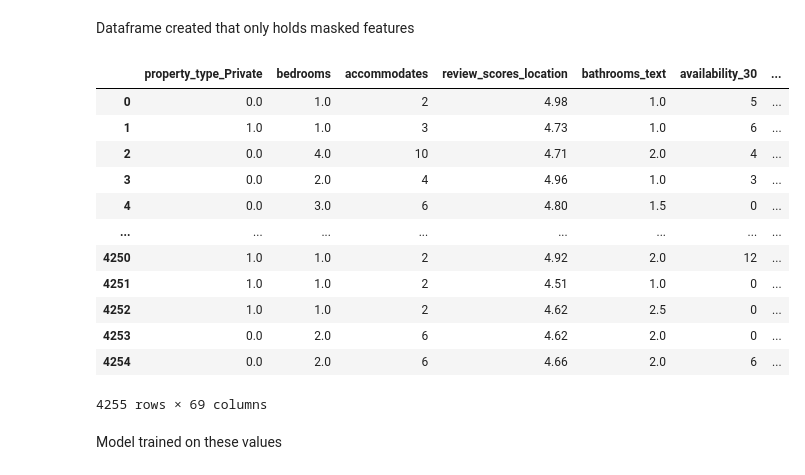
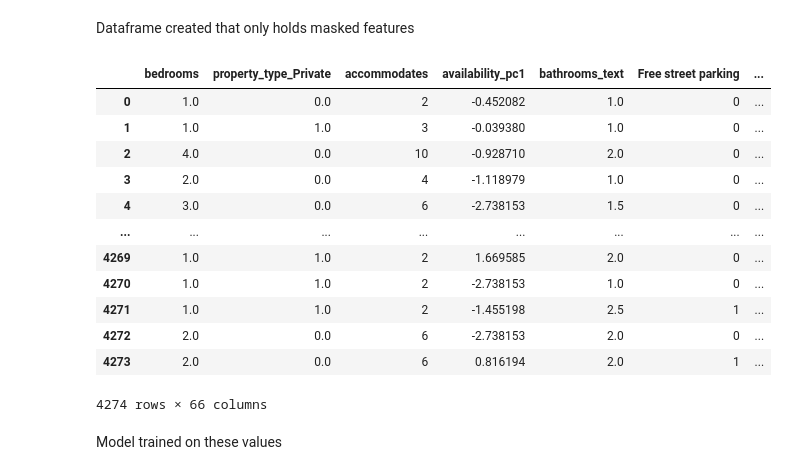
Before and after one commit to DugaldMacintyre/Airbnb-Prices-in-Edinburgh, a Jupyter notebook: models.ipynb, the cells around one changed output. Drawn from its saved outputs; the diff is of its cells as text; code cells hidden in the pictures.

```diff
--- a/models.ipynb
+++ b/models.ipynb
@@ -303,27 +416,0 @@ plt.show()
-# %%
-def data_compression(df, name, start, finish):
-    columns_between = df.loc[:, start:finish]
-
-    # Standardize the data
-    scaler = StandardScaler()
-    scaled_data = scaler.fit_transform(columns_between)
-
-    # Perform PCA
-    pca = PCA(n_components=1)  # Set n_components to 1 for PC1
-    compressed_data = pca.fit_transform(scaled_data)
-
-    compressed_df = pd.DataFrame(data=compressed_data, columns=[name])
-
-    # Replace columns with PC1
-    # Drop the original columns for PCA from the DataFrame
-    df.drop(columns=list(columns_between.columns), inplace=True)
-
-    # Concatenate the compressed data with the rest of the DataFrame
-    df = pd.concat([df, compressed_df], axis=1)
-
-    return df
-
-data = data_compression(data, 'Reviews PC1', 'review_scores_rating', 'review_scores_value')
-data = data_compression(data, 'Availability PC1', 'availability_30', 'availability_365')
-data = data_compression(data, 'Nights PC1', 'minimum_nights', 'maximum_nights_avg_ntm')
-data
@@ -413,0 +452,4 @@ R-squared score (accuracy): 0.6541936756995119
+# %%
+# Target variable and features
+X = data.drop(['price'], axis=1)
+y = data['price']
@@ -540,0 +531,3 @@ R-squared score (accuracy): 0.6835389863609255
+# %%
+gbr = GradientBoostingRegressor(n_estimators=100, random_state=42)
+gradient_boosting_regressor, gbr_coef = model_test(gbr, X, y)
@@ -643,8 +593,7 @@ display (importancesgbr)
 # %% [markdown]
 <p>Filtered based to be positive non-zero values</p>
 # %%
-importancesgbr = importancesgbr[importancesgbr.Importance > 0]
-
-display (importancesgbr)
+gbr_coef = gbr_coef[gbr_coef.Importance > 0]
+display (gbr_coef)
 # %% [output]
 |  | Feature | Importance |
@@ -663,23 +612,23 @@ display (importancesgbr)
 # %% [markdown]
 <p>Dataframe created that only holds masked features</p>
 # %%
-mask = importancesgbr['Feature'].to_list()
-dfSelected = X3[mask]
+mask = gbr_coef['Feature'].to_list()
+gbr_X = data[mask]
 
-display(dfSelected)
+display(gbr_X)
 # %% [output]
-|  | property_type_Private | bedrooms | accommodates | review_scores_location | bathrooms_text | availability_30 | ... |
-| 0 | 0.0 | 1.0 | 2 | 4.98 | 1.0 | 5 | ... |
-| 1 | 1.0 | 1.0 | 3 | 4.73 | 1.0 | 6 | ... |
-| 2 | 0.0 | 4.0 | 10 | 4.71 | 2.0 | 4 | ... |
-| 3 | 0.0 | 2.0 | 4 | 4.96 | 1.0 | 3 | ... |
-| 4 | 0.0 | 3.0 | 6 | 4.80 | 1.5 | 0 | ... |
+|  | bedrooms | property_type_Private | accommodates | availability_pc1 | bathrooms_text | Free street parking | ... |
+| 0 | 1.0 | 0.0 | 2 | -0.452082 | 1.0 | 0 | ... |
+| 1 | 1.0 | 1.0 | 3 | -0.039380 | 1.0 | 0 | ... |
+| 2 | 4.0 | 0.0 | 10 | -0.928710 | 2.0 | 0 | ... |
+| 3 | 2.0 | 0.0 | 4 | -1.118979 | 1.0 | 0 | ... |
+| 4 | 3.0 | 0.0 | 6 | -2.738153 | 1.5 | 0 | ... |
 | ... | ... | ... | ... | ... | ... | ... | ... |
-| 4250 | 1.0 | 1.0 | 2 | 4.92 | 2.0 | 12 | ... |
-| 4251 | 1.0 | 1.0 | 2 | 4.51 | 1.0 | 0 | ... |
-| 4252 | 1.0 | 1.0 | 2 | 4.62 | 2.5 | 0 | ... |
-| 4253 | 0.0 | 2.0 | 6 | 4.62 | 2.0 | 0 | ... |
-| 4254 | 0.0 | 2.0 | 6 | 4.66 | 2.0 | 6 | ... |
+| 4269 | 1.0 | 1.0 | 2 | 1.669585 | 2.0 | 0 | ... |
+| 4270 | 1.0 | 1.0 | 2 | -2.738153 | 1.0 | 0 | ... |
+| 4271 | 1.0 | 1.0 | 2 | -1.455198 | 2.5 | 1 | ... |
+| 4272 | 2.0 | 0.0 | 6 | -2.738153 | 2.0 | 0 | ... |
+| 4273 | 2.0 | 0.0 | 6 | 0.816194 | 2.0 | 1 | ... |
-4255 rows × 69 columns
+4274 rows × 66 columns
 # %% [markdown]
 <p>Model trained on these values</p>
```
Also changed, not shown: parts of 128 cells of this notebook.
